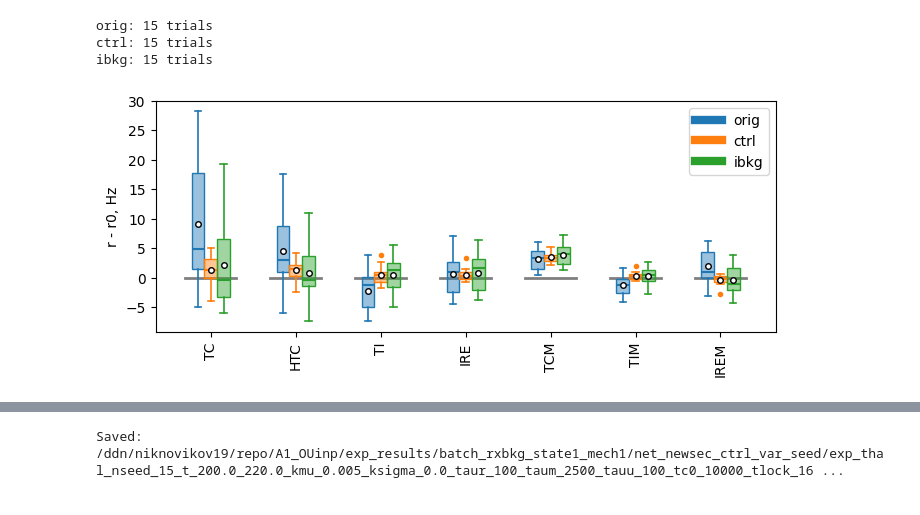
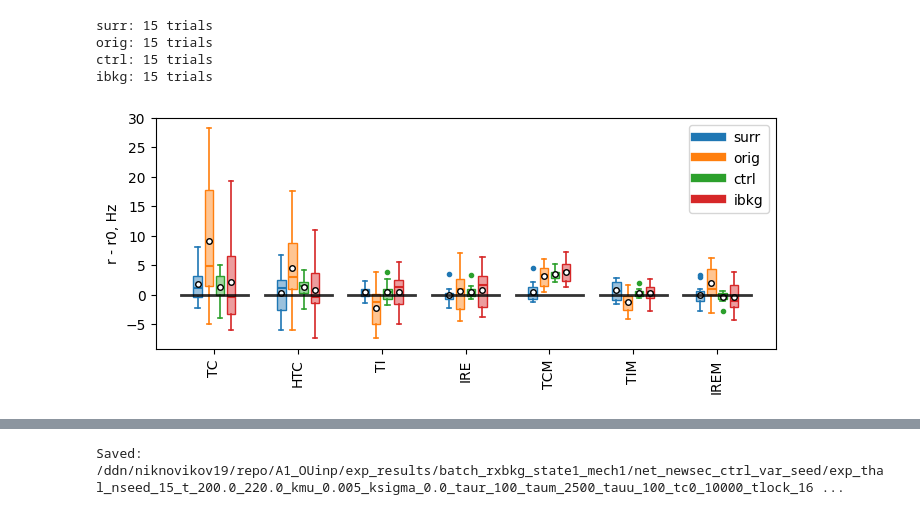
Before and after one commit to niknovikov19/A1-OUinp, a Jupyter notebook: exp_configs/batch_rxbkg_state1_mech1/net_newsec_ctrl_var_seed/compare_ctrl_res.ipynb, the cells around one changed output, grey strips where cells are left out. Cells and saved outputs as stored; diff of their text form; code cells hidden in the pictures.

```diff
--- a/exp_configs/batch_rxbkg_state1_mech1/net_newsec_ctrl_var_seed/compare_ctrl_res.ipynb
+++ b/exp_configs/batch_rxbkg_state1_mech1/net_newsec_ctrl_var_seed/compare_ctrl_res.ipynb
@@ -51,7 +43,12 @@ for exp_label, exp_name_sub in exp_names_sub.items():
         print(f'Skipping {exp_label}: exp_name_sub not set')
         continue
 
-    dirpath_data = dirpath_res / exp_name_sub / 'results'
+    if isinstance(exp_name_sub, str):
+        dirpath_data = dirpath_res / exp_name_sub / 'results'
+    else:
+        exp_name_, exp_name_sub_ = exp_name_sub
+        dirpath_data = dirpath_res_base / exp_name_ / exp_name_sub_ / 'results'
+
     json_files = sorted(dirpath_data.glob('*.json'))
     n_trials = len(json_files)
     print(f'{exp_label}: {n_trials} trials')
@@ -72,6 +69,7 @@ for exp_label, exp_name_sub in exp_names_sub.items():
     # Drop pops with no valid rate in any trial
     R_all[exp_label] = R.sel(pop=~R.isnull().all(dim='trial'))
 # %% [output]
+surr: 15 trials
 orig: 15 trials
 ctrl: 15 trials
 ibkg: 15 trials
@@ -110,20 +108,6 @@ def plot_rates(
     exp_labels = [l for l in exp_labels if l is not None]
     offsets = np.linspace(-d, d, len(exp_labels))
 
-    # Target horizontal markers
-    d1 = d * 2
-    for ix, pop in enumerate(pops_vis):
-        if pop not in df.index:
-            continue
-        if center:
-            target = 0
-        elif normalize:
-            target = 1
-        else:
-            target = df.loc[pop, 'target_rate']
-        ax.plot([x_base[ix] - d1, x_base[ix] + d1], [target, target],
-                color='black', linewidth=2, linestyle='-', zorder=0, alpha=target_alpha)
-
     # Grouped boxplots
     def box_props(c):
         return dict(
@@ -137,6 +121,20 @@ def plot_rates(
             flierprops=dict(marker='.', markerfacecolor=c,
                             markeredgecolor=c, alpha=box_alpha),
         )
+
+    # Target horizontal markers
+    d1 = d * 2
+    for ix, pop in enumerate(pops_vis):
+        if pop not in df.index:
+            continue
+        if center:
+            target = 0
+        elif normalize:
+            target = 1
+        else:
+            target = df.loc[pop, 'target_rate']
+        ax.plot([x_base[ix] - d1, x_base[ix] + d1], [target, target],
+                color='black', linewidth=2, linestyle='-', zorder=100, alpha=target_alpha)
 
     for offset, exp_label in zip(offsets, exp_labels):
         if exp_label not in R_all:
@@ -179,13 +177,13 @@ def plot_rates(
         ax.set_title('Rates by population and trial')
 # %%
 # Rate error boxplots
-par = {'figsize': (8, 3), 'target_alpha': 0.5,
-       'box_w': 0.15, 'box_alpha': 1, 'd': 0.15,
+par = {'figsize': (8, 3), 'target_alpha': 0.8,
+       'box_w': 0.1, 'box_alpha': 1, 'd': 0.2,
        'normalize': False, 'center': True, 'legend': True,
        'title': False, 'ylabel': True}
 plot_rates(THAL_POPS, **par)
 # %% [output]
-[figure, old version]
+[figure, new version]
 # %%
 # Absolute rates
 par_abs = {'figsize': (8, 3), 'target_alpha': 1,
```
Also changed, not shown: parts of 5 cells of this notebook, 12 other files.
